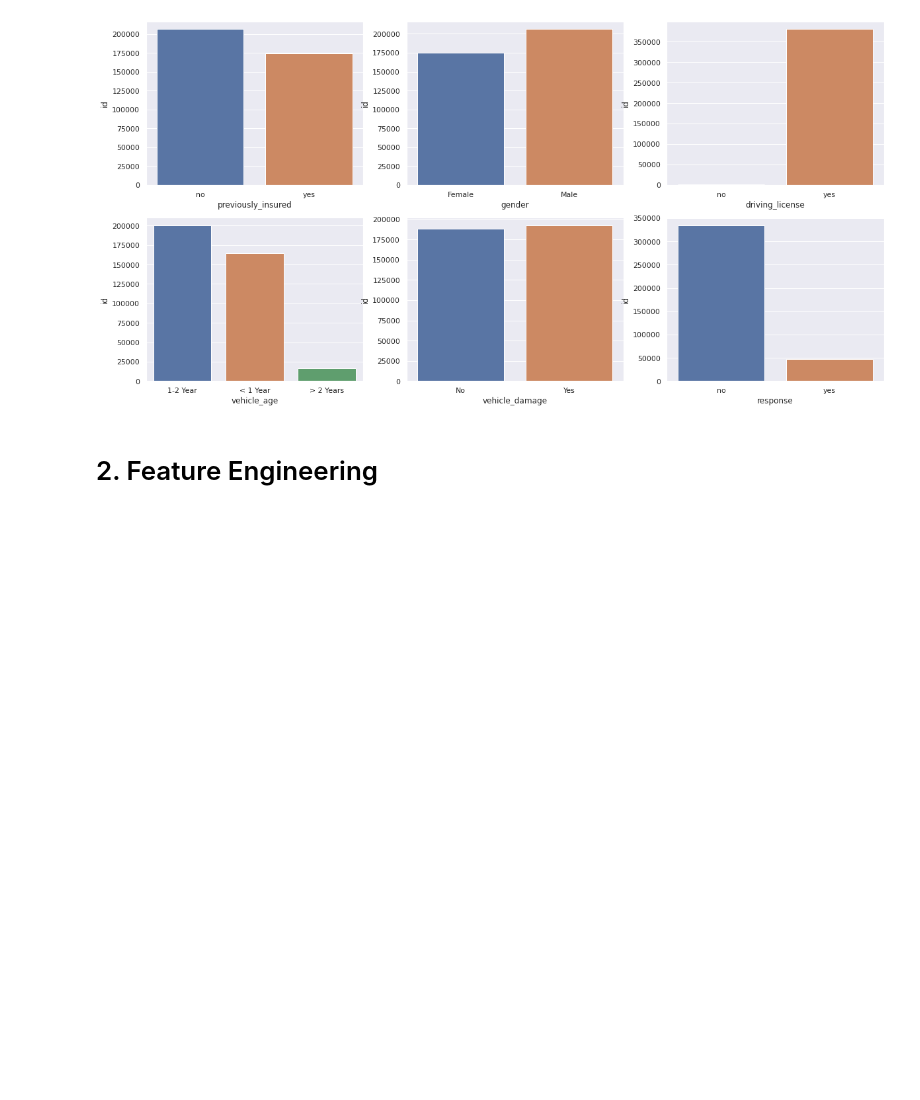
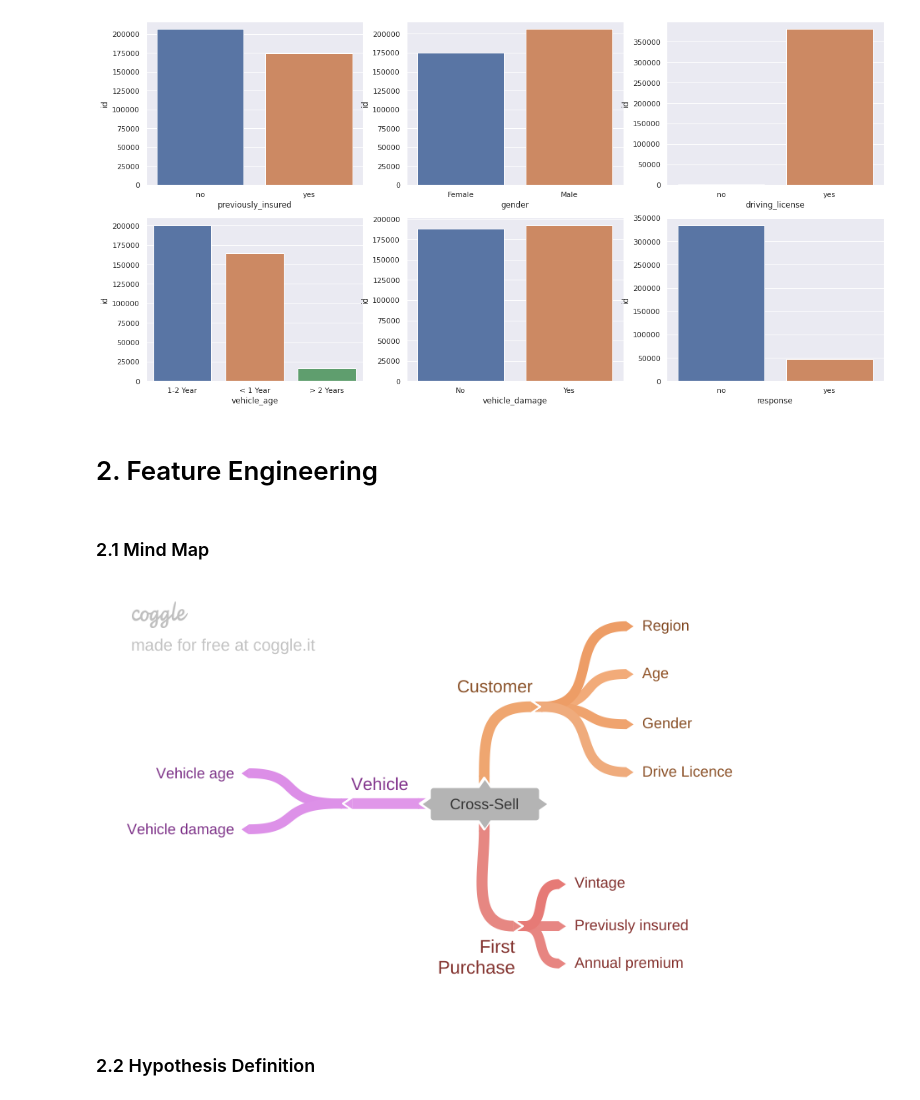
Before and after one commit to vitorhmf/cross-sell, a Jupyter notebook: notebooks/v01_cross_sell_data_analysis.ipynb, the cells around one changed output. Saved outputs shown, nothing was run; the diff lists cells and outputs as text; code cells hidden in the pictures; blank space fills up the shorter version.

```diff
--- a/notebooks/v01_cross_sell_data_analysis.ipynb
+++ b/notebooks/v01_cross_sell_data_analysis.ipynb
@@ -211,3 +248,11 @@ sns.barplot(x='response', y='id', data=aux1)
 [figure]
 # %% [markdown]
 # 2. Feature Engineering
+# %% [markdown]
+### 2.1 Mind Map
+# %%
+Image('../image/mind_map.png')
+# %% [output]
+[figure, added]
+# %% [markdown]
+### 2.2 Hypothesis Definition
```
Also changed, not shown: parts of 42 cells of this notebook, 2 other files.
